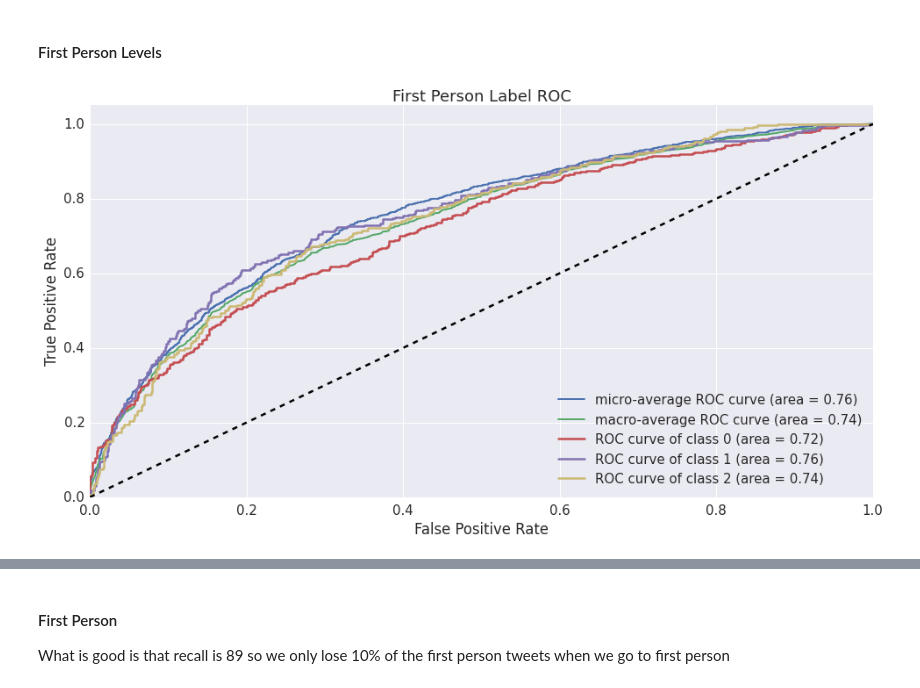
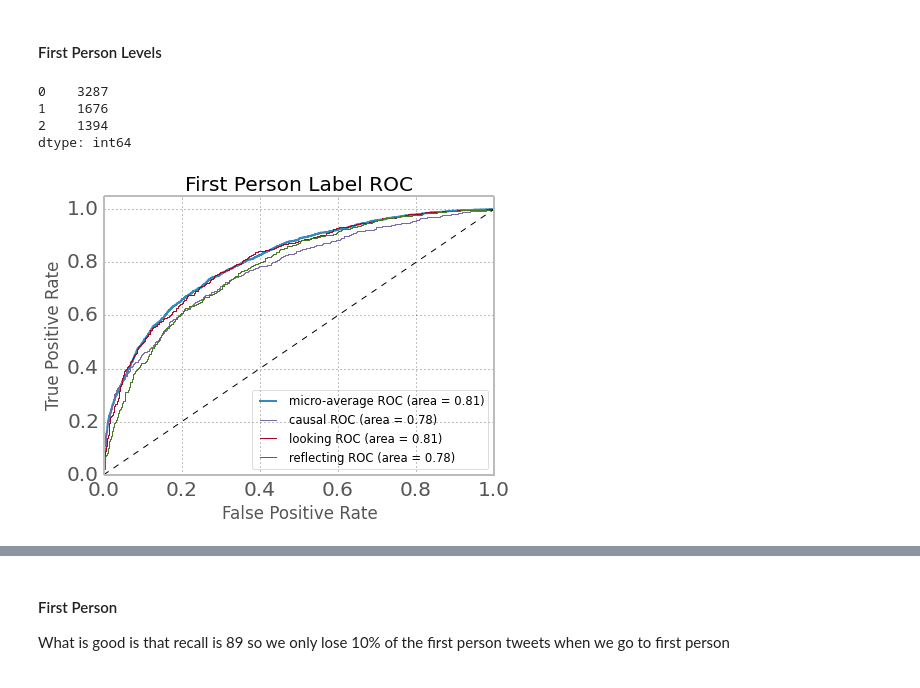
Before and after one commit to jxnl/nyu-twipsy, a Jupyter notebook: plots_roc.ipynb, the cells around one changed output, grey strips where cells are left out. Drawn from its saved outputs; the diff is of its cells as text; code cells hidden in the pictures.

Commit message:
added plotting notebooks and updates

```diff
--- a/plots_roc.ipynb
+++ b/plots_roc.ipynb
@@ -13,5 +10,0 @@ import seaborn as sns
-# %%
-sns.set_style("darkgrid")
-sns.set_context("notebook", font_scale=1.5, rc={"lines.linewidth": 2.5})
-plt.rcParams["figure.figsize"] = (16,8)
-plt.rcParams["figure.dpi"] = 300
@@ -20,7 +11,13 @@ import seaborn as sns
+# %%
+plt.rcParams["figure.figsize"] = (7,5)
+plt.rcParams["figure.dpi"] = 300
+plt.rcParams['axes.linewidth'] = 2
+plt.rcParams["font.size"] = 14
+plt.rcParams["legend.fontsize"] = "x-large"
+plt.rcParams['xtick.labelsize'] = 'x-large'
+plt.rcParams['ytick.labelsize'] = 'x-large'
 # %%
 from __private import fs
-# %%
-sns.set_style("darkgrid")
 # %%
 %%time
 alcohol_classifier = dao.ClassifierAccess.get_byfile(
@@ -66,6 +61,7 @@ from sklearn.preprocessing import label_binarize
 from sklearn.multiclass import OneVsRestClassifier
 from scipy import interp
 
+class2name= ["causal", "looking", "reflecting"]
 
 def roc(clf, X_train, y_train, X_test, y_test):
 
@@ -111,18 +107,13 @@ def roc(clf, X_train, y_train, X_test, y_test):
     # Plot all ROC curves
     plt.figure()
     plt.plot(fpr["micro"], tpr["micro"],
-             label='micro-average ROC curve (area = {0:0.2f})'
+             label='micro-average ROC (area = {0:0.2f})'
                    ''.format(roc_auc["micro"]),
              linewidth=2)
 
-    plt.plot(fpr["macro"], tpr["macro"],
-             label='macro-average ROC curve (area = {0:0.2f})'
-                   ''.format(roc_auc["macro"]),
-             linewidth=2)
-
     for i in range(n_classes):
-        plt.plot(fpr[i], tpr[i], label='ROC curve of class {0} (area = {1:0.2f})'
-                                       ''.format(i, roc_auc[i]))
+        plt.plot(fpr[i], tpr[i], label='{0} ROC (area = {1:0.2f})'
+                                       ''.format(class2name[i], roc_auc[i]))
 
     plt.plot([0, 1], [0, 1], 'k--')
     plt.xlim([0.0, 1.0])
@@ -131,6 +122,7 @@ def roc(clf, X_train, y_train, X_test, y_test):
     plt.ylabel('True Positive Rate')
     plt.title('First Person Label ROC')
     plt.legend(loc="lower right")
+    plt.savefig("/Users/JasonLiu/Desktop/plt_roc_fpl.png")
     plt.show()
 # %%
 def roc_single(clf, X_train, y_train, X_test, y_test, title):
@@ -175,12 +163,20 @@ XX, y = L.get_first_person_label()
 X_train, X_test, y_train, y_test = train_test_split(
     XX, y, test_size=0.33, random_state=9
 )
+# %%
+y.value_counts()
+# %% [output]
+0    3287
+1    1676
+2    1394
+dtype: int64
 # %%
 clf = firstpersonlevel_classifier
 # %%
+plt.rcParams["legend.fontsize"] = "small"
 roc(clf, X_train, y_train, X_test, y_test)
 # %% [output]
-[figure, old version]
+[figure, new version]
 # %%
 # causal, looking, reflecting
 print(classification_report(y_test, clf.predict(X_test)))
```
Also changed, not shown: parts of 15 cells of this notebook, 4 other files.
